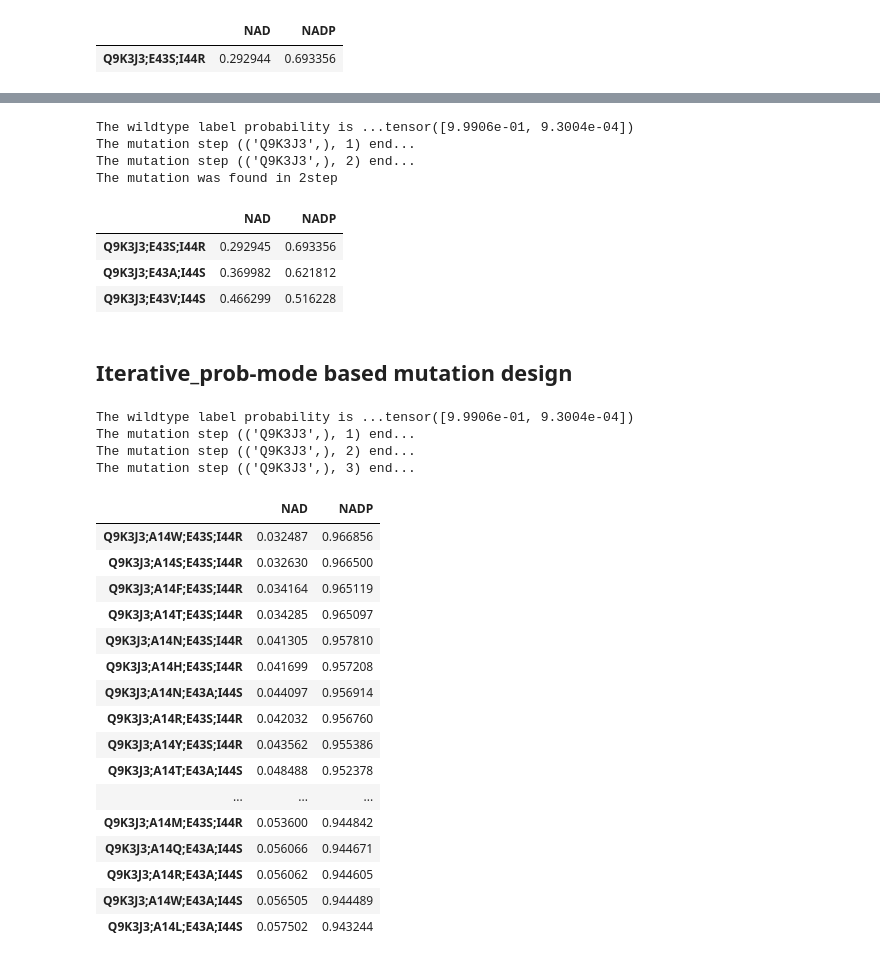
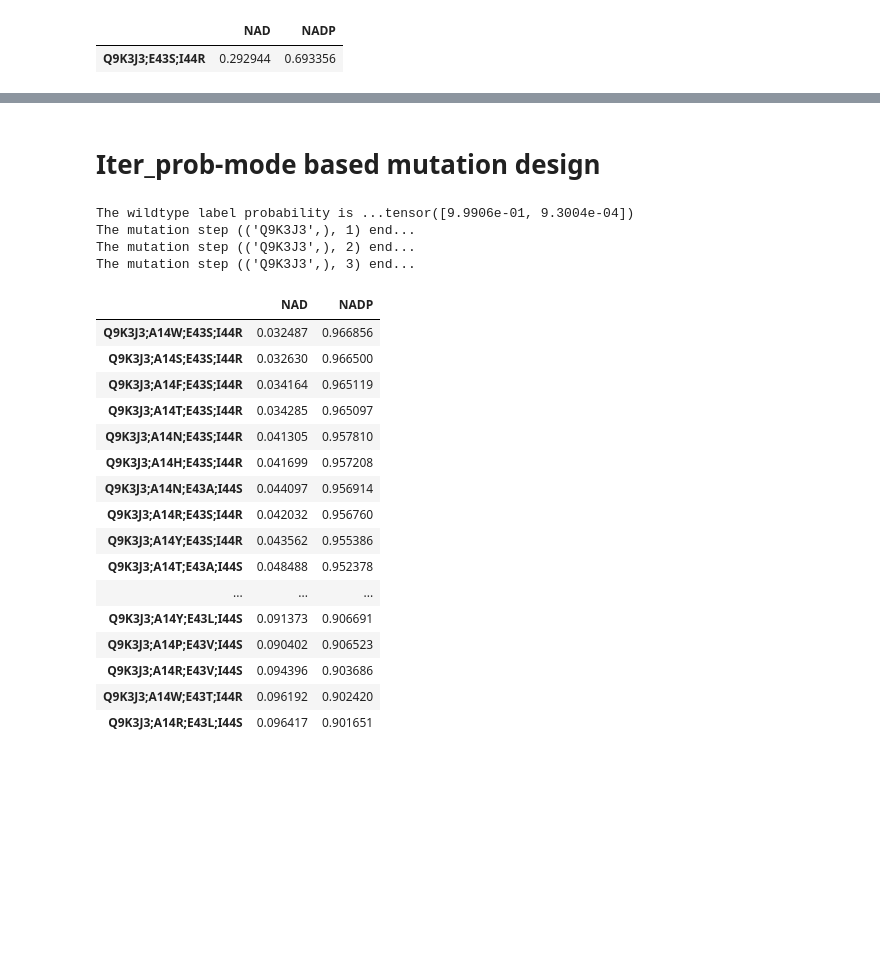
Before and after one commit to SBML-Kimlab/DISCODE, a Jupyter notebook: example/example.ipynb, the cells around one changed output, grey strips where cells are left out. Saved outputs shown, nothing was run; the diff lists cells and outputs as text; code cells hidden in the pictures; blank space fills up the shorter version.

```diff
--- a/example/example.ipynb
+++ b/example/example.ipynb
@@ -5,2 +2,0 @@ from discode import utils, models
-# %%
-model = models.load("/home/sbml/jaehyung/DISCODE/weights/weights.pt")
@@ -29,0 +3,5 @@ TransformerClassifier(
+# %%
+from discode import models, utils
+model_path = "weights/weights.pt" # please specify the model weight path
+model = models.load(model_path) # if gpu available, it will automatically load on gpu
+model.eval() # Model must be specified "eval"
@@ -77,47 +118,33 @@ The mutation was derived in 2 mutations. Iteration stopped.
+# %% [markdown]
+# Iter_prob-mode based mutation design
 # %%
-iter_num = utils.scan_switch_mutation(model = model,
-                                      max_num_mutation = 3,
-                                      name = name,
-                                      sequence = sequence,
-                                      mode = "iterative_num")
-iter_num
+# Scan all combinations of mutations
+iter_prob = utils.scan_switch_mutation(model = model,
+                                       max_num_mutation = 3,
+                                       name = name,
+                                       sequence = sequence,
+                                       mode = "iter_prob",
+                                       threshold = "Z=3")
+iter_prob
 # %% [output]
 The wildtype label probability is ...tensor([9.9906e-01, 9.3004e-04])
 The mutation step (('Q9K3J3',), 1) end...
 The mutation step (('Q9K3J3',), 2) end...
-The mutation was found in 2step
+The mutation step (('Q9K3J3',), 3) end...
 |  | NAD | NADP |
-| Q9K3J3;E43S;I44R | 0.292945 | 0.693356 |
-| Q9K3J3;E43A;I44S | 0.369982 | 0.621812 |
-| Q9K3J3;E43V;I44S | 0.466299 | 0.516228 |
+| Q9K3J3;A14W;E43S;I44R | 0.032487 | 0.966856 |
+| Q9K3J3;A14S;E43S;I44R | 0.032630 | 0.966500 |
+| Q9K3J3;A14F;E43S;I44R | 0.034164 | 0.965119 |
+| Q9K3J3;A14T;E43S;I44R | 0.034285 | 0.965097 |
+| Q9K3J3;A14N;E43S;I44R | 0.041305 | 0.957810 |
+| Q9K3J3;A14H;E43S;I44R | 0.041699 | 0.957208 |
+| Q9K3J3;A14N;E43A;I44S | 0.044097 | 0.956914 |
+| Q9K3J3;A14R;E43S;I44R | 0.042032 | 0.956760 |
+| Q9K3J3;A14Y;E43S;I44R | 0.043562 | 0.955386 |
+| Q9K3J3;A14T;E43A;I44S | 0.048488 | 0.952378 |
+| ... | ... | ... |
+| Q9K3J3;A14Y;E43L;I44S | 0.091373 | 0.906691 |
+| Q9K3J3;A14P;E43V;I44S | 0.090402 | 0.906523 |
+| Q9K3J3;A14R;E43V;I44S | 0.094396 | 0.903686 |
+| Q9K3J3;A14W;E43T;I44R | 0.096192 | 0.902420 |
+| Q9K3J3;A14R;E43L;I44S | 0.096417 | 0.901651 |
-# %% [markdown]
-## Iterative_prob-mode based mutation design
-# %%
-iter_prob = utils.scan_switch_mutation(model = model,
-                                       max_num_mutation = 3,
-                                       name = name,
-                                       sequence = sequence,
-                                       mode = "iterative_prob")
-iter_prob
-# %% [output]
-The wildtype label probability is ...tensor([9.9906e-01, 9.3004e-04])
-The mutation step (('Q9K3J3',), 1) end...
-The mutation step (('Q9K3J3',), 2) end...
-The mutation step (('Q9K3J3',), 3) end...
-|  | NAD | NADP |
-| Q9K3J3;A14W;E43S;I44R | 0.032487 | 0.966856 |
-| Q9K3J3;A14S;E43S;I44R | 0.032630 | 0.966500 |
-| Q9K3J3;A14F;E43S;I44R | 0.034164 | 0.965119 |
-| Q9K3J3;A14T;E43S;I44R | 0.034285 | 0.965097 |
-| Q9K3J3;A14N;E43S;I44R | 0.041305 | 0.957810 |
-| Q9K3J3;A14H;E43S;I44R | 0.041699 | 0.957208 |
-| Q9K3J3;A14N;E43A;I44S | 0.044097 | 0.956914 |
-| Q9K3J3;A14R;E43S;I44R | 0.042032 | 0.956760 |
-| Q9K3J3;A14Y;E43S;I44R | 0.043562 | 0.955386 |
-| Q9K3J3;A14T;E43A;I44S | 0.048488 | 0.952378 |
-| ... | ... | ... |
-| Q9K3J3;A14M;E43S;I44R | 0.053600 | 0.944842 |
-| Q9K3J3;A14Q;E43A;I44S | 0.056066 | 0.944671 |
-| Q9K3J3;A14R;E43A;I44S | 0.056062 | 0.944605 |
-| Q9K3J3;A14W;E43A;I44S | 0.056505 | 0.944489 |
-| Q9K3J3;A14L;E43A;I44S | 0.057502 | 0.943244 |
```
Also changed, not shown: parts of 17 cells of this notebook.
